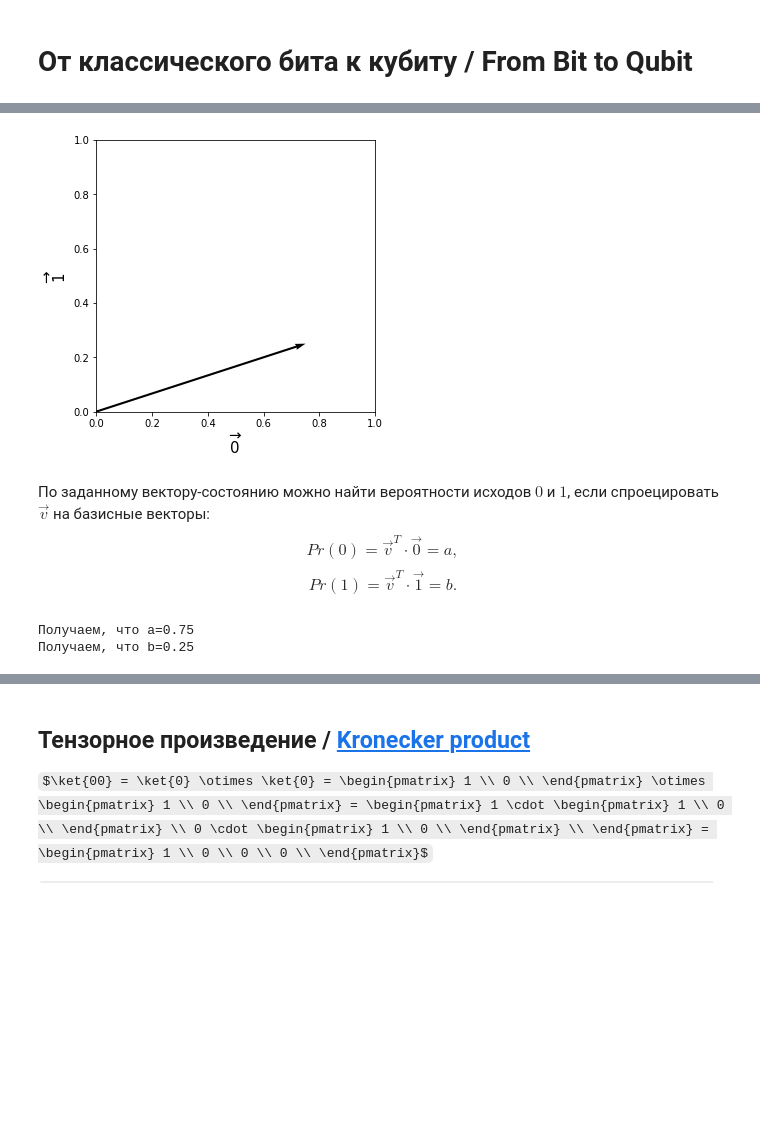
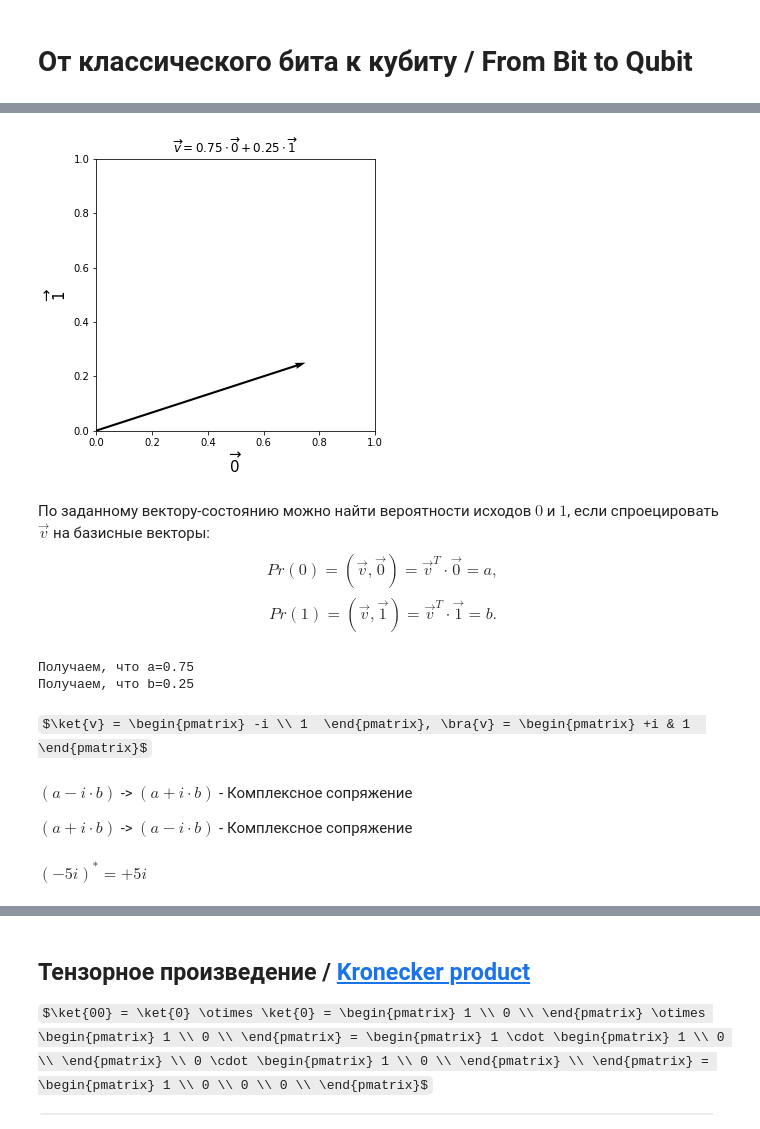
Before and after one commit to RQC-QApp/NNQST, a Jupyter notebook: seminars/00_intro_to_qc.ipynb, the cells around one changed output, grey strips where cells are left out. Cells and saved outputs as stored; diff of their text form; code cells hidden in the pictures; some formulas as TeX source; blank space fills up the shorter version.

```diff
--- a/seminars/00_intro_to_qc.ipynb
+++ b/seminars/00_intro_to_qc.ipynb
@@ -21,39 +26,49 @@
 # %%
 import numpy as np
 import matplotlib.pyplot as plt
 
 outcome_0 = np.array([1.0, 0.0])
 outcome_1 = np.array([0.0, 1.0])
 a = 0.75
 b = 0.25
 
 assert a + b == 1, "Sum of probabilities must be equal to 1.0"
 
 prob_bit = a*outcome_0 + b*outcome_1
 
 X, Y = prob_bit
 
 plt.figure(figsize=(5,5))
 ax = plt.gca()
 ax.quiver(X, Y, angles='xy', scale_units='xy', scale=1)
 ax.set_xlim([0,1])
 ax.set_ylim([0,1])
 plt.xlabel('$\overrightarrow{0}$', fontsize=15)
 plt.ylabel('$\overrightarrow{1}$', fontsize=15)
+plt.title('$\overrightarrow{v} = {a}\cdot\overrightarrow{0} + {b}\cdot\overrightarrow{1}$'.format(0, 1, v='v', a=a, b=b))
 plt.draw()
 plt.show()
 # %% [output]
-[figure, old version]
+[figure, new version]
 # %% [markdown]
 По заданному вектору-состоянию можно найти вероятности исходов $0$ и $1$, если спроецировать $\overrightarrow{v}$ на базисные векторы:
-$$Pr(0) = \overrightarrow{v}^T \cdot \overrightarrow{0} = a,$$
-$$Pr(1) = \overrightarrow{v}^T \cdot \overrightarrow{1} = b.$$
+$$Pr(0) = (\overrightarrow{v}, \overrightarrow{0}) = \overrightarrow{v}^T \cdot \overrightarrow{0} = a,$$
+$$Pr(1) = (\overrightarrow{v}, \overrightarrow{1}) = \overrightarrow{v}^T \cdot \overrightarrow{1} = b.$$
 # %%
 print("Получаем, что a={}".format(prob_bit.dot(outcome_0)))
 print("Получаем, что b={}".format(prob_bit.dot(outcome_1)))
 # %% [output]
 Получаем, что a=0.75
 Получаем, что b=0.25
+# %% [markdown]
+$\ket{v} = \begin{pmatrix} -i \\ 1  \end{pmatrix}, \bra{v} = \begin{pmatrix} +i & 1  \end{pmatrix}$
+# %% [markdown]
+$(a-i\cdot b)$ -> $(a+i \cdot b)$ - Комплексное сопряжение
+
+
+$(a+i\cdot b)$ -> $(a-i \cdot b)$ - Комплексное сопряжение
+# %% [markdown]
+$(-5i)^*=+5i$
 # %% [markdown]
 ## Обозначения Дирака / Dirac notation
 
```
Also changed, not shown: parts of 14 cells of this notebook, 18 other files.
